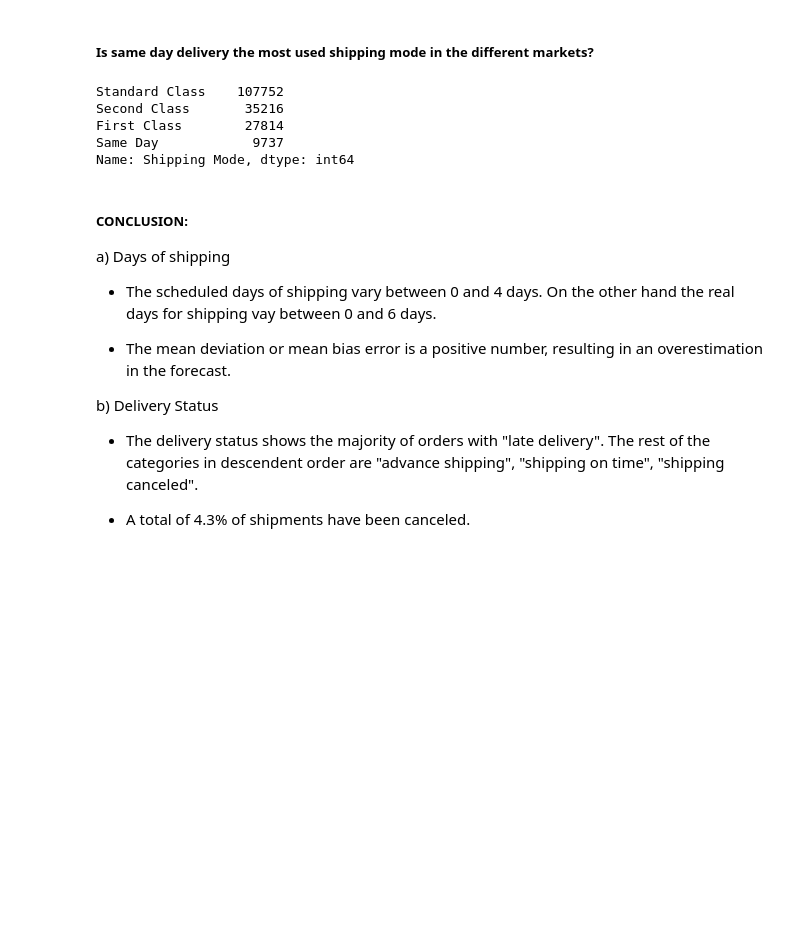
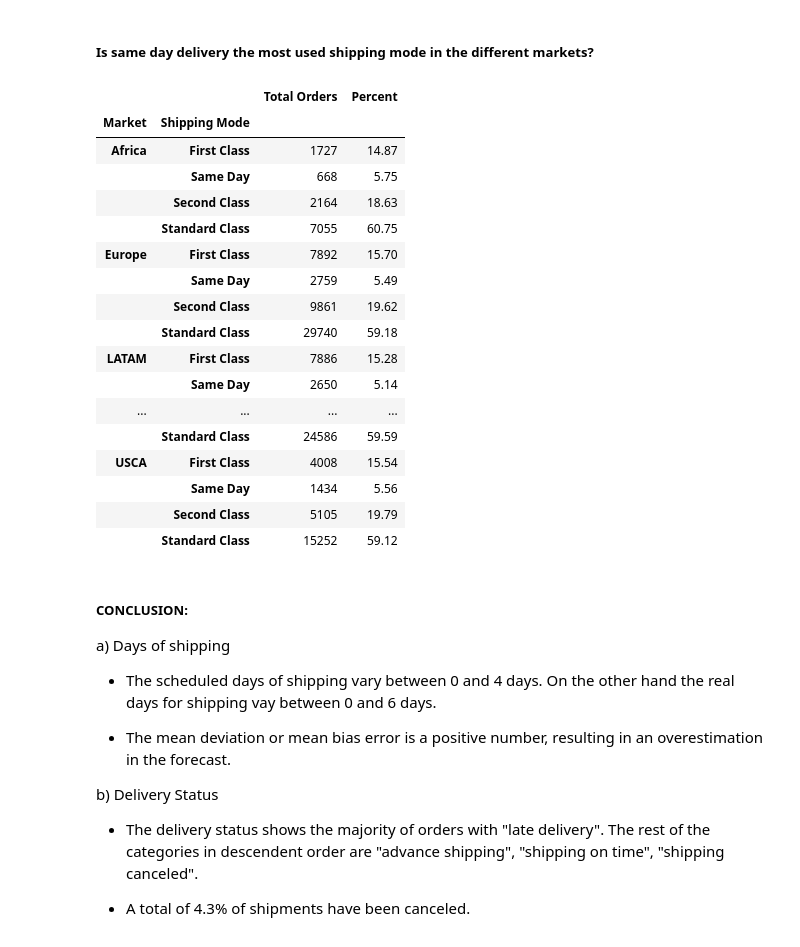
Before and after one commit to adriana-nm/projects_supply_chain_data_analysis, a Jupyter notebook: shipping/task2_shipping.ipynb, the cells around one changed output. Saved outputs shown, nothing was run; the diff lists cells and outputs as text; code cells hidden in the pictures; blank space fills up the shorter version.

```diff
--- a/shipping/task2_shipping.ipynb
+++ b/shipping/task2_shipping.ipynb
@@ -484,14 +479,26 @@ Text(0.5, 1.0, 'Main shipping modes in all the Dataset orders')
 # %%
 df_markship = df.groupby(['Market','Shipping Mode']).size().to_frame(name='Total Orders')
 df_markship['Percent'] = df_markship.groupby(level=0).transform(lambda x: (x *100 / x.sum()).round(2))
-df_markship.reset_index().groupby('Market').apply(lambda s: s.sort_values(by='Percent',ascending=False)).set_index(['Market', 'Shipping Mode'])
-df['Shipping Mode'].value_counts().sort_values(ascending=False)
+df_markship
 # %% [output]
-Standard Class    107752
-Second Class       35216
-First Class        27814
-Same Day            9737
-Name: Shipping Mode, dtype: int64
+|  |  | Total Orders | Percent |
+| Market | Shipping Mode |  |  |
+| Africa | First Class | 1727 | 14.87 |
+|  | Same Day | 668 | 5.75 |
+|  | Second Class | 2164 | 18.63 |
+|  | Standard Class | 7055 | 60.75 |
+| Europe | First Class | 7892 | 15.70 |
+|  | Same Day | 2759 | 5.49 |
+|  | Second Class | 9861 | 19.62 |
+|  | Standard Class | 29740 | 59.18 |
+| LATAM | First Class | 7886 | 15.28 |
+|  | Same Day | 2650 | 5.14 |
+| ... | ... | ... | ... |
+|  | Standard Class | 24586 | 59.59 |
+| USCA | First Class | 4008 | 15.54 |
+|  | Same Day | 1434 | 5.56 |
+|  | Second Class | 5105 | 19.79 |
+|  | Standard Class | 15252 | 59.12 |
 # %% [markdown]
 ##### CONCLUSION:
 
```
Also changed, not shown: parts of 2 cells of this notebook, 2 other files.
